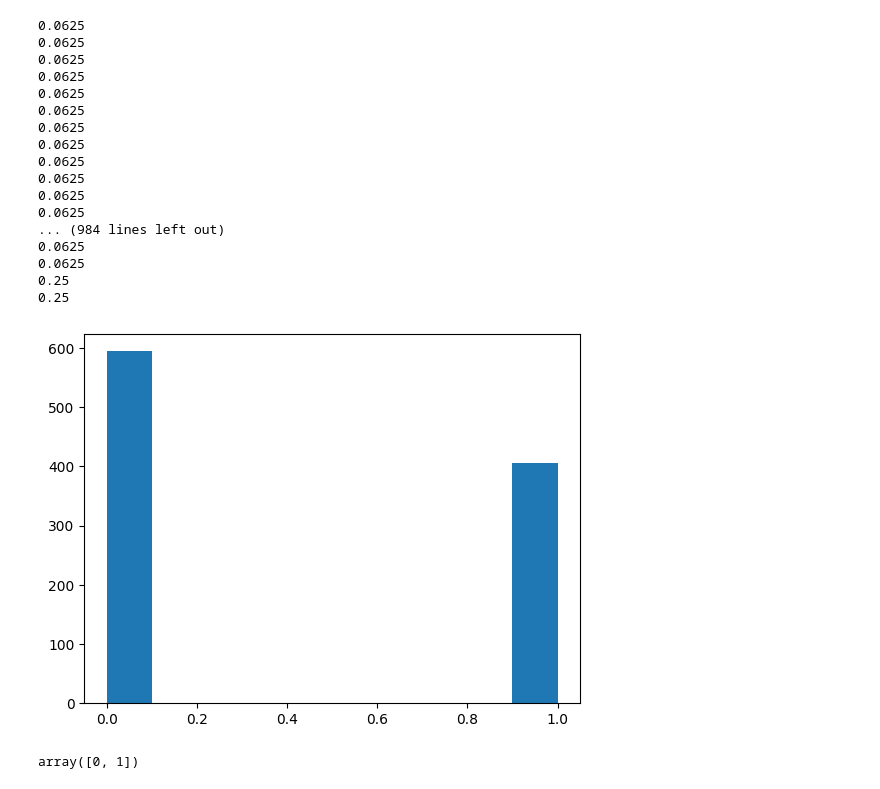
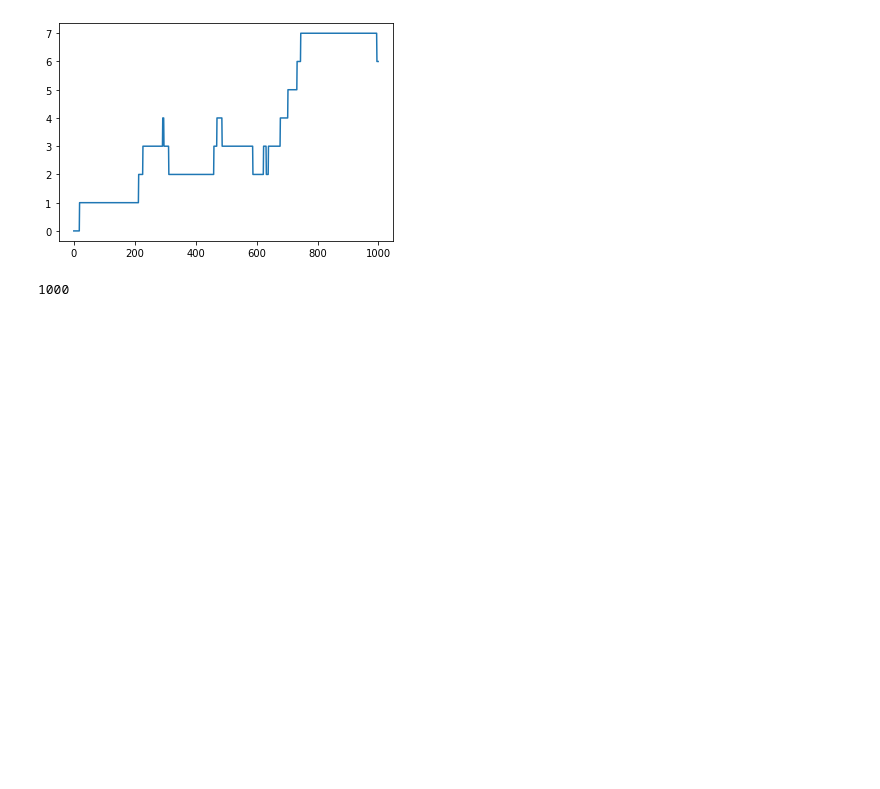
Before and after one commit to nudopnu/omr-unet, a Jupyter notebook: 02_delme.ipynb, the cells around one changed output. Drawn from its saved outputs; the diff is of its cells as text; code cells hidden in the pictures; blank space fills up the shorter version.

```diff
--- a/02_delme.ipynb
+++ b/02_delme.ipynb
@@ -74,74 +75,63 @@ def metropolis_hastings(target_distribution, proposal_distribution, initial_stat
     state = initial_state
     for _ in range(num_samples):
         proposed_state = proposal_distribution(state)
-        acceptance_probability = min(1, target_distribution(proposed_state)/target_distribution(state))
-        print(target_distribution(proposed_state))
+        acceptance_probability = min(1, target_distribution(proposed_state) / target_distribution(state))
         if random.random() < acceptance_probability:
             state = proposed_state
         samples.append(state)
     return samples
 
-def target_distribution(thickness):
+def target_distribution(state):
     """
     Returns the probability of a thickness under the target distribution.
     In this case, the target distribution is a symmetric binomial distribution.
     """
-    n = 4  # number of trials
+    n = 8    # number of states
     p = 0.5  # probability of success in each trial
-    return math.comb(n, thickness) * p**thickness * (1-p)**(n-thickness)
+    return math.comb(n, state) * p**state * (1-p)**(n-state)
 
 def proposal_distribution(thickness, num_states, P):
     """
     Returns a proposed thickness given the current thickness, the number of states, and the probability matrix.
     """
     # Look up the row of the matrix corresponding to the current thickness
     row = P[thickness]
+
     # Generate a random number between 0 and 1
     r = random.random()
+
     # Determine the next thickness based on the probabilities in the row
     for i in range(num_states):
         if r < sum(row[:i+1]):
             return i
+
     # If the random number is greater than the sum of the probabilities in the row, return the last state
-    print("§")
     return num_states - 1
 
 # Define the number of states and the probability matrix
-num_states = 4
-c = 0.9
-d = 1 - c / 2
+num_states = 8
+c = 0.96
+d = (1 - c) / 2
 P = [
-    [c, d, 0, 0],
-    [d, c, d, 0],
-    [0, d, c, d],
-    [0, 0, d, c],
+    [c, d, 0, 0, 0, 0, 0, 0],
+    [d, c, d, 0, 0, 0, 0, 0],
+    [0, d, c, d, 0, 0, 0, 0],
+    [0, 0, d, c, d, 0, 0, 0],
+    [0, 0, 0, d, c, d, 0, 0],
+    [0, 0, 0, 0, d, c, d, 0],
+    [0, 0, 0, 0, 0, d, c, d],
+    [0, 0, 0, 0, 0, 0, d, c],
 ]
 
 # Generate 1000 samples from the target distribution using the modified proposal distribution
 samples = metropolis_hastings(target_distribution, lambda x: proposal_distribution(x, num_states, P), 0, 1000)
 
 # Plot the histogram of the samples
 import matplotlib.pyplot as plt
-plt.hist(samples)
+plt.plot(samples)
 plt.show()
 np.unique(samples)
+len(samples)
 # %% [output]
+[figure, new version]
-0.0625
-0.0625
-0.0625
-0.0625
-0.0625
-0.0625
-0.0625
-0.0625
-0.0625
-0.0625
-0.0625
-0.0625
-... (984 lines left out)
-0.0625
-0.0625
-0.25
-0.25
+1000
-[figure, old version]
-array([0, 1])
```
Also changed, not shown: parts of 6 cells of this notebook, 4 other files.
